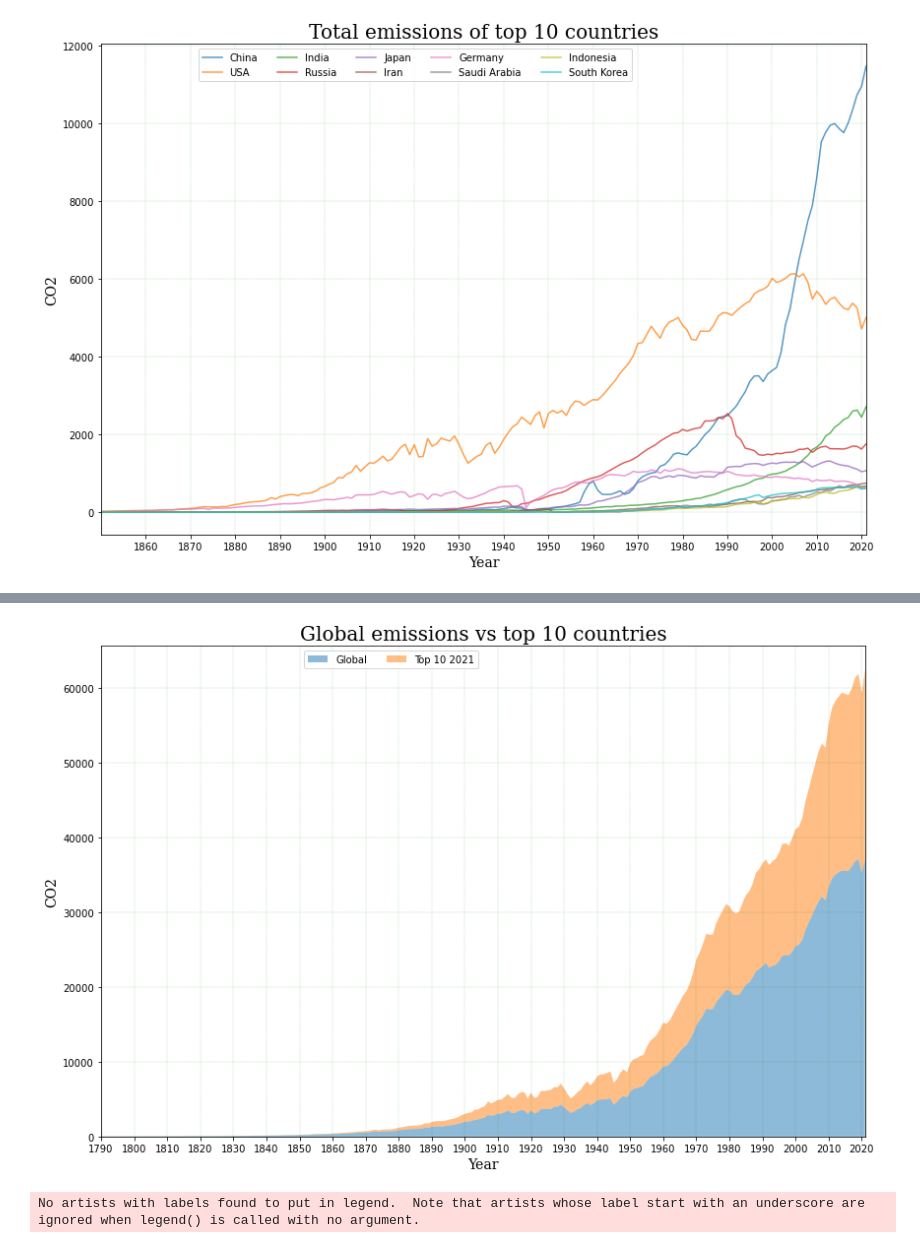
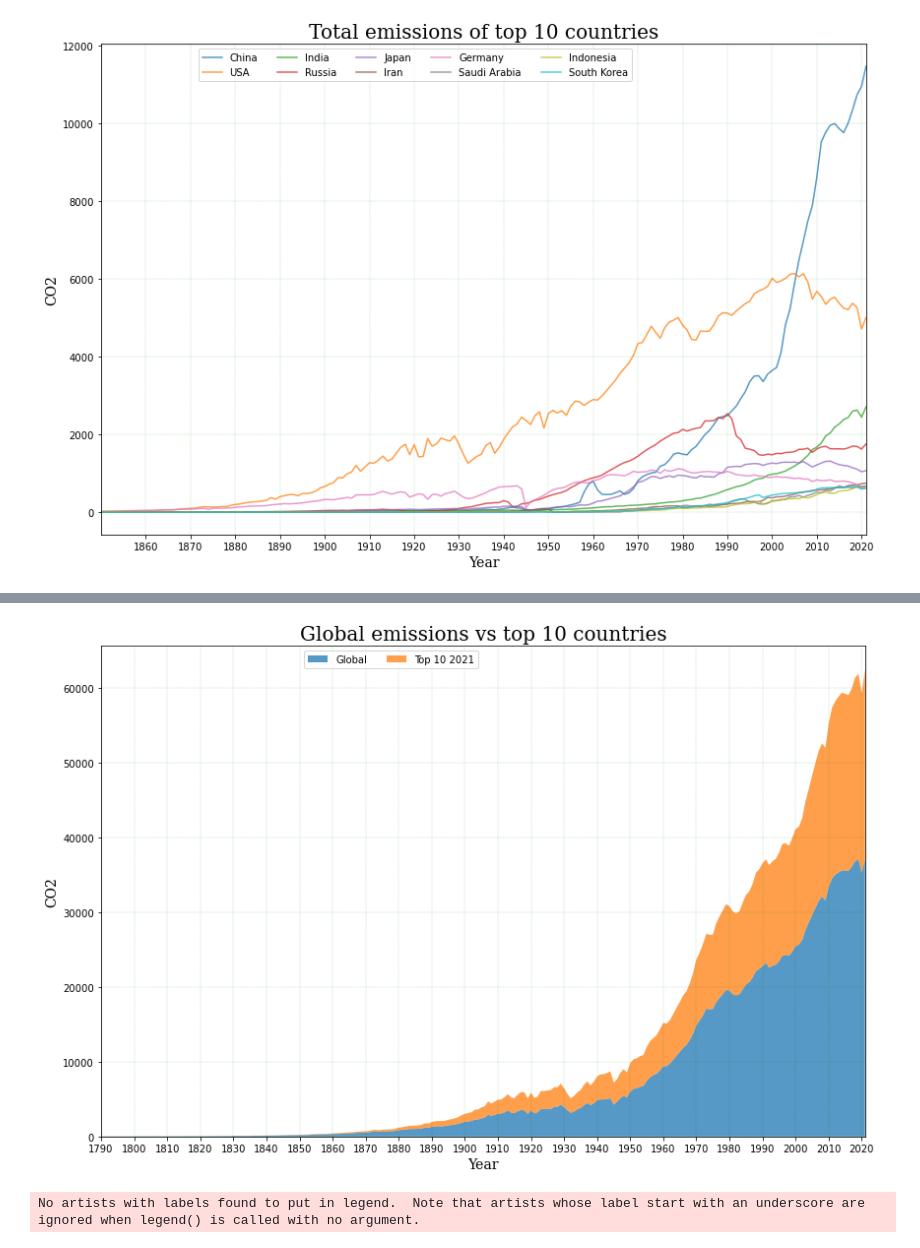
Before and after one commit to mcsebe/Emissions-by-Country, a Jupyter notebook: emissions-by-country.ipynb, the cells around one changed output, grey strips where cells are left out. Saved outputs shown, nothing was run; the diff lists cells and outputs as text; code cells hidden in the pictures.

```diff
--- a/emissions-by-country.ipynb
+++ b/emissions-by-country.ipynb
@@ -279,17 +311,17 @@ Top10_2021_total = dataset[dataset['Country'].isin(Top10_2021)].groupby('Year').
 # %%
 fig, ax = plt.subplots(figsize=(12, 8), tight_layout=True, facecolor='w')
 
-ax.stackplot(Global['Year'], Global["Total"], Top10_2021_total["Total"], alpha=0.5, labels=('Global', 'Top 10 2021'));
+ax.stackplot(Global['Year'], Global["Total"], Top10_2021_total["Total"], alpha=0.75, labels=('Global', 'Top 10 2021'));
 ax.set_title('Global emissions vs top 10 countries', fontsize=20, fontname='serif')
 ax.set_ylabel('CO2', fontsize=14, fontname='serif')
 ax.set_xlabel('Year', fontsize=14, fontname='serif')
 ax.set_xlim(1790, 2021)
 ax.set_xticks(range(1790, 2022,10))
 ax.grid(color="g", which="major", axis='both', linestyle=':', linewidth=0.25)
 ax.legend(loc=1, ncol=5, bbox_to_anchor=(0.5, 1));
 plt.show()
 # %% [output]
-[figure, old version]
+[figure, new version]
 # %%
 fig, ax = plt.subplots(figsize=(12, 8), tight_layout=True, facecolor='w')
 
```
Also changed, not shown: parts of 9 cells of this notebook.
